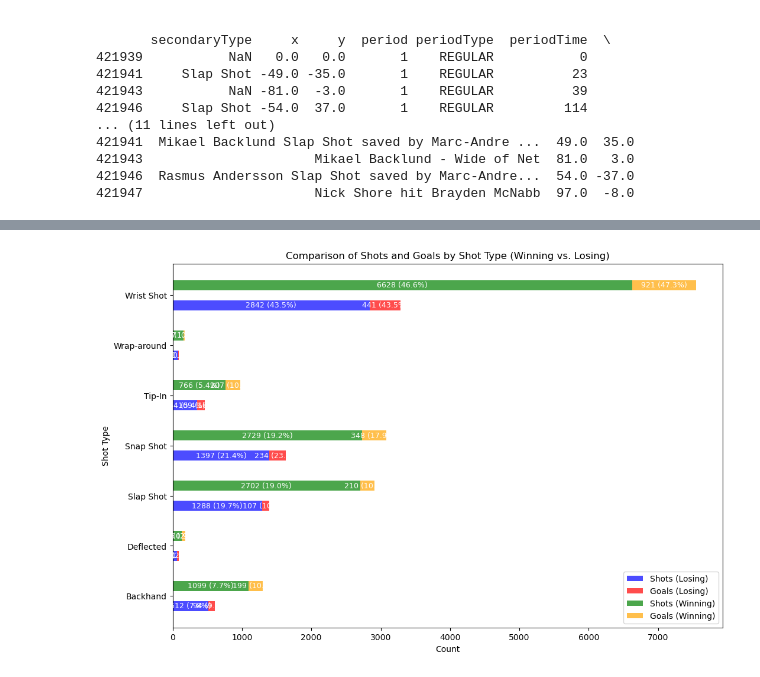
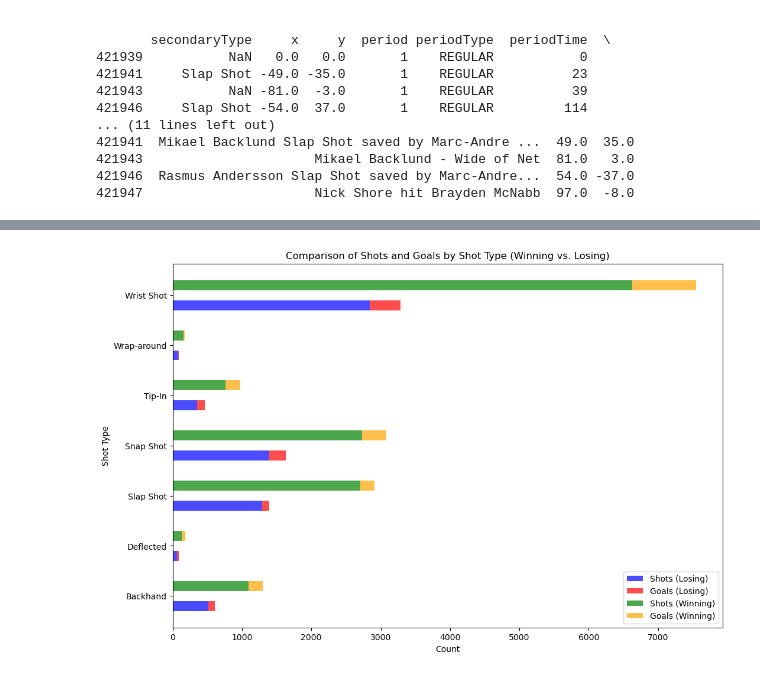
Before and after one commit to mattzirp/pucks_to_the_net, a Jupyter notebook: notebooks/game-situations.ipynb, the cells around one changed output, grey strips where cells are left out. Drawn from its saved outputs; the diff is of its cells as text; code cells hidden in the pictures.

```diff
--- a/notebooks/game-situations.ipynb
+++ b/notebooks/game-situations.ipynb
@@ -168,45 +164,31 @@ winning_goal_counts = [winning_goals['secondaryType'].value_counts().get(shot_ty
 total_losing_shots = sum(losing_shot_counts)
 total_losing_goals = sum(losing_goal_counts)
 total_winning_shots = sum(winning_shot_counts)
 total_winning_goals = sum(winning_goal_counts)
 
 # Create a variable for shot types
 x = range(len(shot_types))
 
 # Set the width of the bar
 bar_width = 0.2
 
 # Set size of plot
 plt.figure(figsize=(12, 8))
 
 # Bars for losing shots and goals
 losing_shot_bars = plt.barh([pos - bar_width for pos in x], losing_shot_counts, height=bar_width, color='blue', label='Shots (Losing)', alpha=0.7)
 losing_goal_bars = plt.barh([pos - bar_width for pos in x], losing_goal_counts, height=bar_width, left=losing_shot_counts, color='red', label='Goals (Losing)', alpha=0.7)
 
 # Bars for winning shots and goals
 winning_shot_bars = plt.barh([pos + bar_width for pos in x], winning_shot_counts, height=bar_width, color='green', label='Shots (Winning)', alpha=0.7)
 winning_goal_bars = plt.barh([pos + bar_width for pos in x], winning_goal_counts, height=bar_width, left=winning_shot_counts, color='orange', label='Goals (Winning)', alpha=0.7)
 
-# Annotations for counts and percentages
-for i in range(len(shot_types)):
-    # Annotations for losing shots and goals
-    plt.text(losing_shot_counts[i] / 2, x[i] - bar_width, f"{losing_shot_counts[i]} ({(losing_shot_counts[i] / total_losing_shots * 100):.1f}%)",
-             ha='center', va='center', color='white', fontsize=9)
-    plt.text(losing_shot_counts[i] + (losing_goal_counts[i] / 2), x[i] - bar_width, f"{losing_goal_counts[i]} ({(losing_goal_counts[i] / total_losing_goals * 100):.1f}%)",
-             ha='center', va='center', color='white', fontsize=9)
-
-    # Annotations for winning shots and goals
-    plt.text(winning_shot_counts[i] / 2, x[i] + bar_width, f"{winning_shot_counts[i]} ({(winning_shot_counts[i] / total_winning_shots * 100):.1f}%)",
-             ha='center', va='center', color='white', fontsize=9)
-    plt.text(winning_shot_counts[i] + (winning_goal_counts[i] / 2), x[i] + bar_width, f"{winning_goal_counts[i]} ({(winning_goal_counts[i] / total_winning_goals * 100):.1f}%)",
-             ha='center', va='center', color='white', fontsize=9)
-
 # Create labels and title
 plt.ylabel('Shot Type')
 plt.xlabel('Count')
 plt.title('Comparison of Shots and Goals by Shot Type (Winning vs. Losing)')
 plt.yticks(x, shot_types)
 plt.legend()
 plt.show()
 # %% [output]
-[figure, old version]
+[figure, new version]
```
Also changed, not shown: parts of 7 cells of this notebook.
